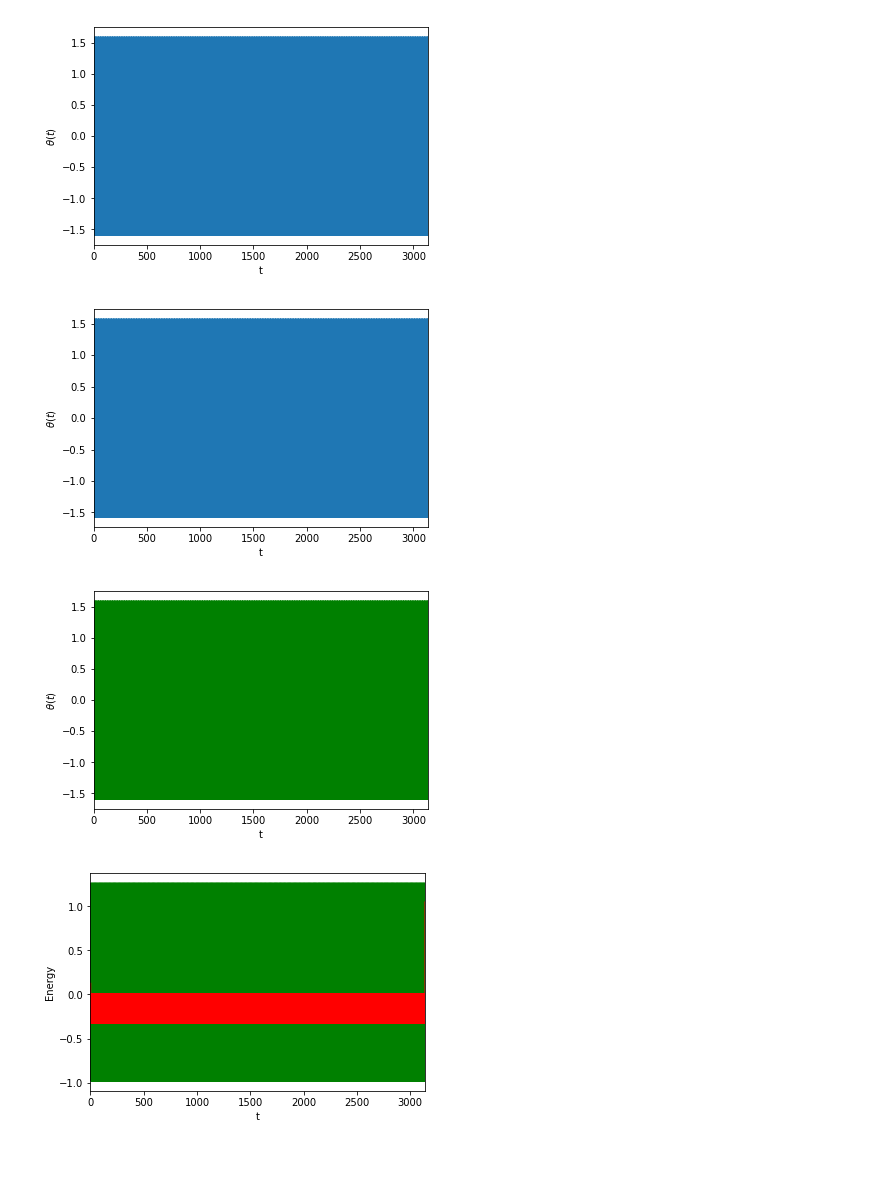
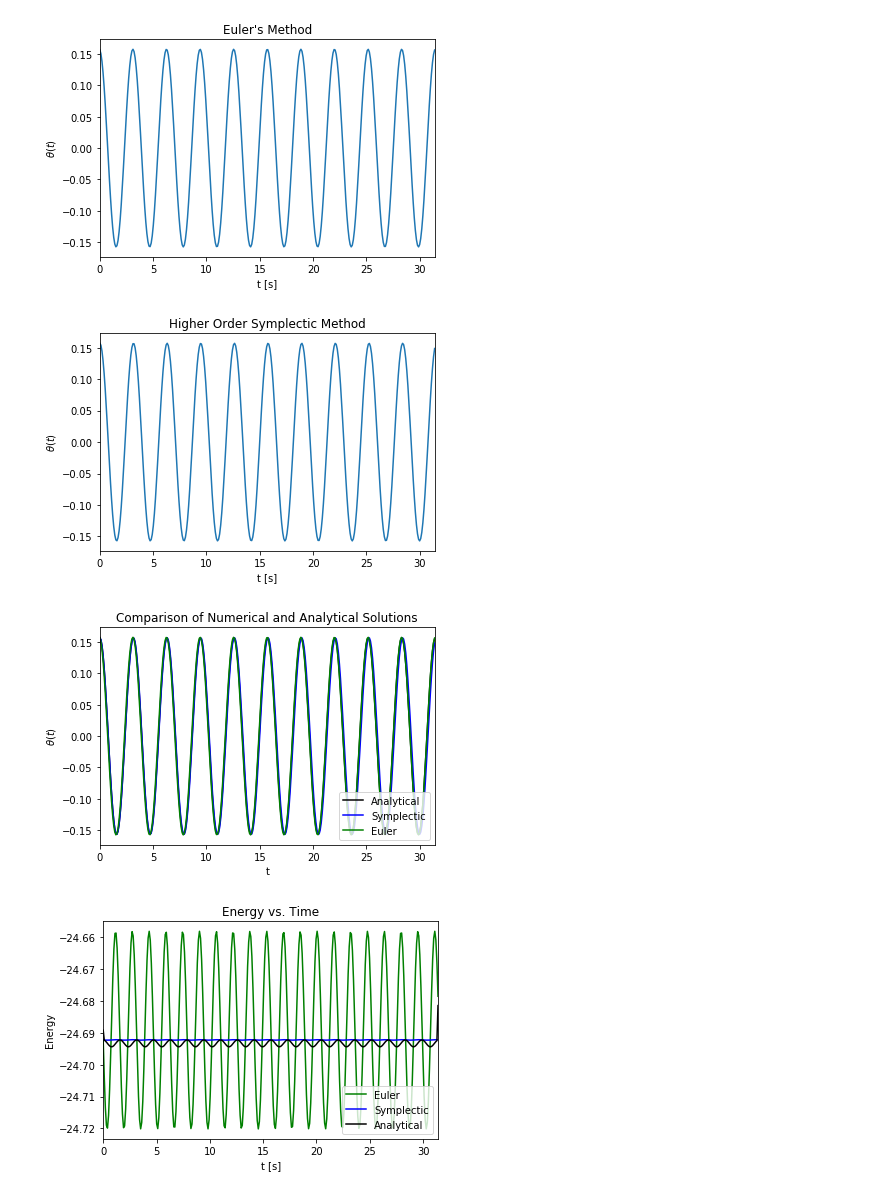
Before and after one commit to remysucre/SimplePendulum, a Jupyter notebook: Pendulum_Symplectic.ipynb, the cells around one changed output. Cells and saved outputs as stored; diff of their text form; code cells hidden in the pictures; blank space fills up the shorter version.

```diff
--- a/Pendulum_Symplectic.ipynb
+++ b/Pendulum_Symplectic.ipynb
@@ -4,14 +4,14 @@ import numpy as np
 import scipy as sp
 from scipy import special
 # %%
-time = 1000*np.pi # total time in seconds
+time = 10*np.pi # total time in seconds
 dt=0.1 # Timestep
 nt = int(time / dt) # number of time steps
-t0=0; theta0=np.pi*0.5; #Initial time and value
+t0=0; theta0=np.pi*0.05; #Initial time and value
 
 order = 3 # order of symplectic integrator
 
-k = 4.0 # define k
+k = 2.0 # define k
 g = 10 # define g for energy analysis
 
 t=np.linspace(t0,nt*dt,nt) #Iniatialize time array
@@ -33,12 +33,13 @@ thetaEuler,uEuler = euler(t,k,dt,theta0)
 # %%
 #Plot the result of Euler's method
 plt.plot(t,thetaEuler)
-plt.xlabel('t')
+plt.xlabel('t [s]')
 plt.ylabel(r'$\theta(t)$')
 plt.xlim(0,dt*nt)
+plt.title("Euler's Method")
 plt.show()
 # %% [output]
-[figure, old version]
+[figure, new version]
 # %%
 # Symplectic integrator coefficients
 # 1st order: ci = [1 0 0 0] di = [1 0 0 0]
@@ -52,7 +53,9 @@ def symplectic(t,k,dt,theta0,order):
     u=np.zeros(nt)
     theta[0]=theta0
 
-    if (order == 2):
+    if (order == 1):
+        return euler(t,k,dt,theta0)
+    elif (order == 2):
         c = np.array([0, 1, 0, 0])
         d = np.array([0.5, 0.5, 0, 0])
     elif (order == 3):
@@ -83,12 +86,13 @@ thetaSym,uSym = symplectic(t,k,dt,theta0,order)
 # %%
 #Plot the result of symplectic integrator
 plt.plot(t,thetaSym)
-plt.xlabel('t')
+plt.xlabel('t [s]')
 plt.ylabel(r'$\theta(t)$')
 plt.xlim(0,dt*nt)
+plt.title("Higher Order Symplectic Method")
 plt.show()
 # %% [output]
-[figure, old version]
+[figure, new version]
 # %%
 # Analytical solution
 
@@ -105,15 +109,17 @@ thetaAna = analytical(t,k,theta0)
 uAna = np.gradient(thetaAna,dt)
 # %%
 #Plot the result
-plt.plot(t,thetaAna,color='r') #Analytical solution is red
-plt.plot(t,thetaSym,color='b') # Symplectic solution is blue
-plt.plot(t,thetaEuler,color='g') # Euler solution is green
+plt.plot(t,thetaAna,color='k',label='Analytical') #Analytical solution is black
+plt.plot(t,thetaSym,color='b',label='Symplectic') # Symplectic solution is blue
+plt.plot(t,thetaEuler,color='g',label='Euler') # Euler solution is green
 plt.xlabel('t')
 plt.ylabel(r'$\theta(t)$')
 plt.xlim(0,dt*nt)
+plt.title("Comparison of Numerical and Analytical Solutions")
+plt.legend(loc=4)
 plt.show()
 # %% [output]
-[figure, old version]
+[figure, new version]
 # %%
 def energy(u,theta):
 
@@ -121,18 +127,20 @@ def energy(u,theta):
 # %%
 energyEuler = energy(uEuler,thetaEuler)
 energySym = energy(uSym,thetaSym)
 energyAna = energy(uAna,thetaAna)
 
-plt.plot(t,energyEuler, color = 'g')
-plt.plot(t,energySym, color = 'b')
-plt.plot(t,energyAna, color = 'r')
+plt.plot(t,energyEuler,color='g',label='Euler')
+plt.plot(t,energySym,color='b',label='Symplectic')
+plt.plot(t,energyAna,color='k',label='Analytical')
 
-plt.xlabel('t')
+plt.xlabel('t [s]')
 plt.ylabel('Energy')
 plt.xlim(0,dt*nt)
+plt.title("Energy vs. Time")
+plt.legend(loc=4)
 plt.show()
 # %% [output]
-[figure, old version]
+[figure, new version]
 # %%
 #Plot the error
 errEuler = thetaEuler - thetaAna
```
Also changed, not shown: parts of 4 cells of this notebook.
